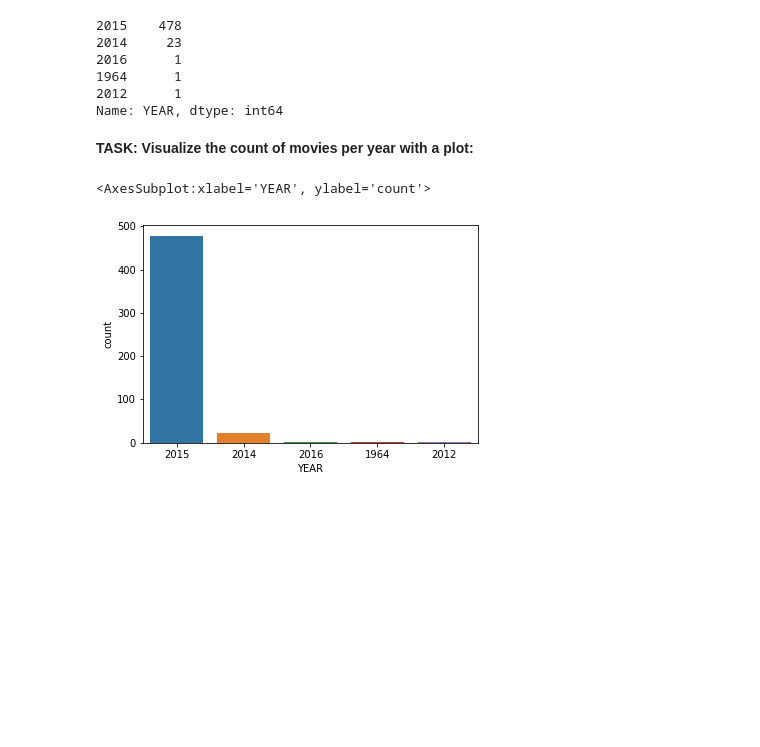
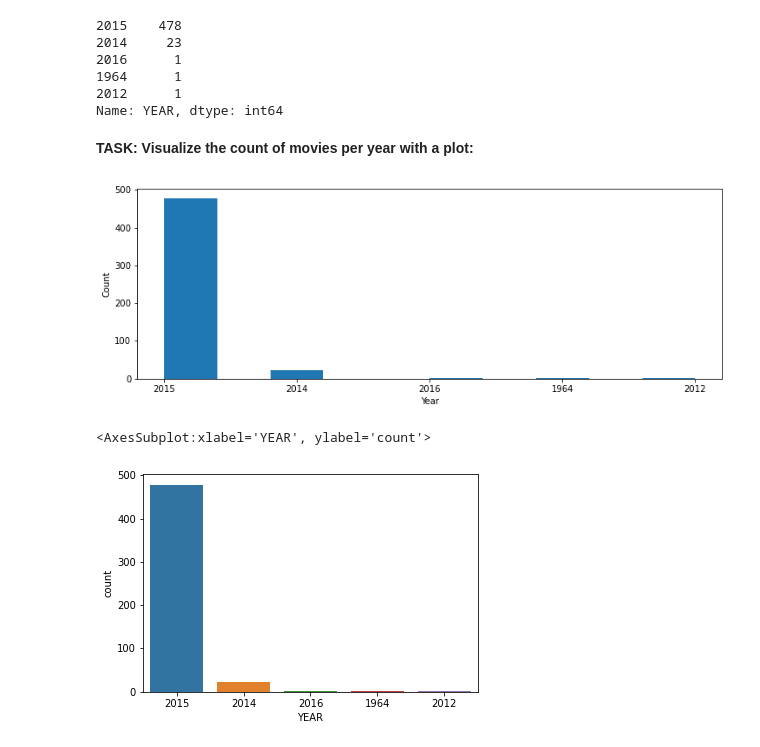
Before and after one commit to AlenGeorg3/fandango-rating-analysis, a Jupyter notebook: 00-Capstone-Project.ipynb, the cells around one changed output. Saved outputs shown, nothing was run; the diff lists cells and outputs as text; code cells hidden in the pictures; blank space fills up the shorter version.

```diff
--- a/00-Capstone-Project.ipynb
+++ b/00-Capstone-Project.ipynb
@@ -148,0 +162,3 @@ fandango.describe()
+# %%
+# CODE HERE
+fandango["YEAR"] = fandango.apply(lambda x: re.split(r".+\(|\)$", x["FILM"])[1], axis=1)
@@ -165,3 +203,13 @@ Name: YEAR, dtype: int64
+# %%
+#CODE HERE
+plt.figure(figsize=(12,4))
+plt.hist(fandango.YEAR)
+plt.xlabel("Year")
+plt.ylabel("Count")
+
+plt.show()
+# %% [output]
+[figure, added]
 # %%
 # %% [output]
 <AxesSubplot:xlabel='YEAR', ylabel='count'>
```
Also changed, not shown: parts of 29 cells of this notebook.
